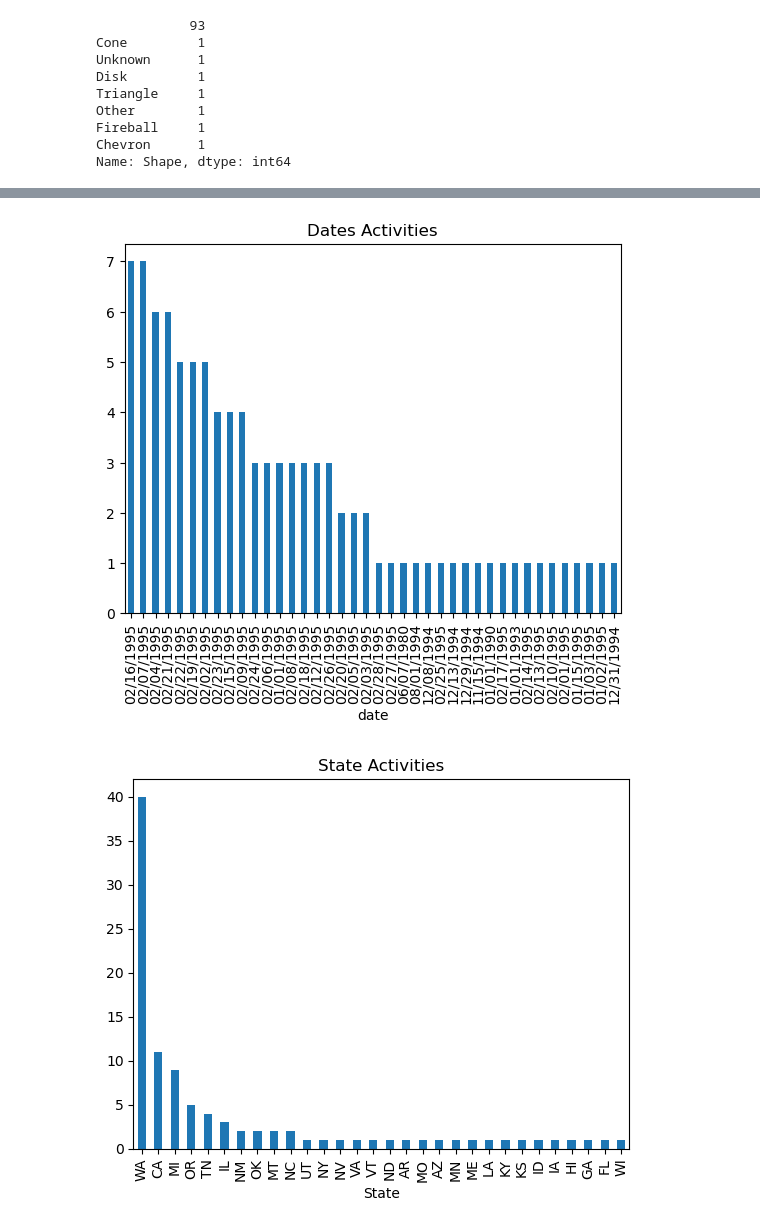
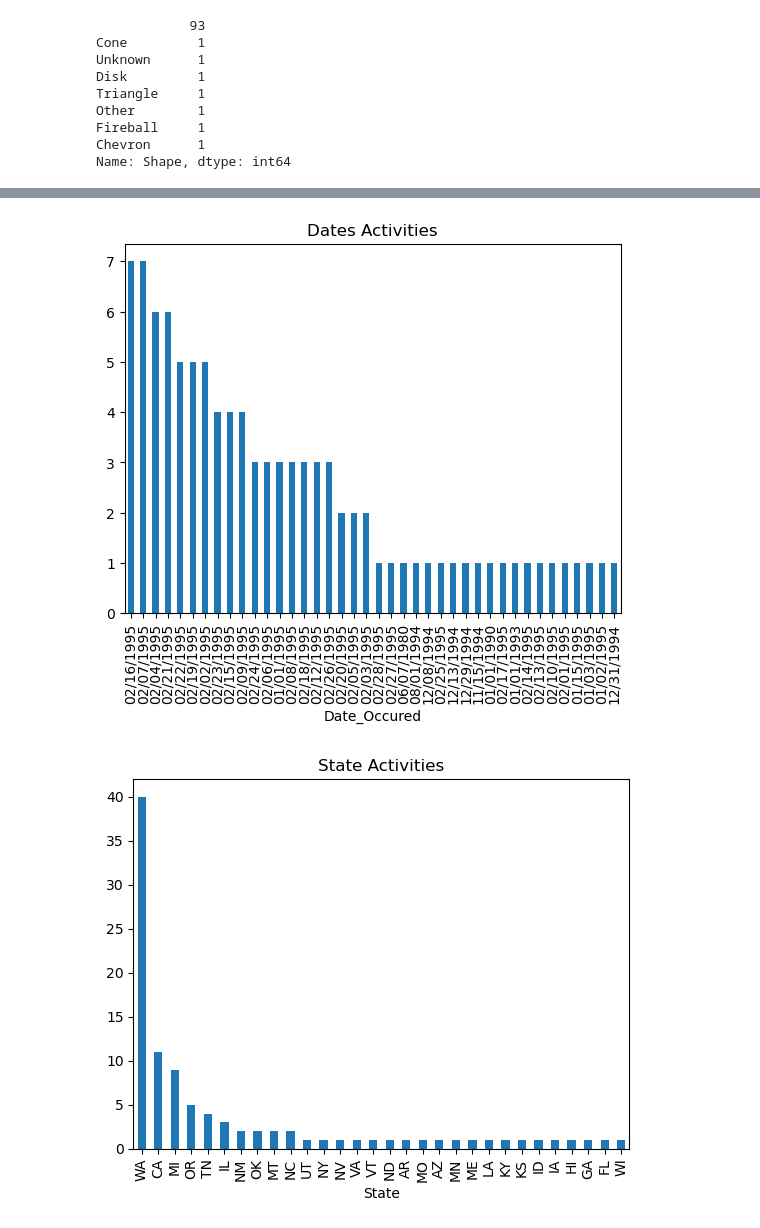
Before and after one commit to teelam1910/UFO_Sightings_Analysis, a Jupyter notebook: UFO_nuforc_webscraping.ipynb, the cells around one changed output, grey strips where cells are left out. Cells and saved outputs as stored; diff of their text form; code cells hidden in the pictures.

```diff
--- a/UFO_nuforc_webscraping.ipynb
+++ b/UFO_nuforc_webscraping.ipynb
@@ -35,9 +190,9 @@ Fireball     1
 Chevron      1
 Name: Shape, dtype: int64
 # %%
-df[['date','time']]=df.Occurred.str.split(' ',expand=True)
+df[['Date_Occured','Time_Occured']]=df.Occurred.str.split(' ',expand=True)
 # %%
-df1 = df[['date', 'time', 'City', 'State', 'Country', 'Shape', 'Summary', 'Reported',
+df1 = df[['Date_Occured', 'Time_Occured', 'City', 'State', 'Country', 'Shape', 'Summary', 'Reported',
        'Posted', ]]
 
 df1.head()
@@ -51,7 +226,7 @@ df1.head()
 # %%
-df1.groupby('date').size().sort_values(ascending=False).plot.bar(title='Dates Activities');
+df1.groupby('Date_Occured').size().sort_values(ascending=False).plot.bar(title='Dates Activities');
 # %% [output]
-[figure, old version]
+[figure, new version]
 # %%
 df1.groupby('State').size().sort_values(ascending=False).plot.bar(title='State Activities');
 # %% [output]
```
Also changed, not shown: parts of 16 cells of this notebook, 1 other file.
